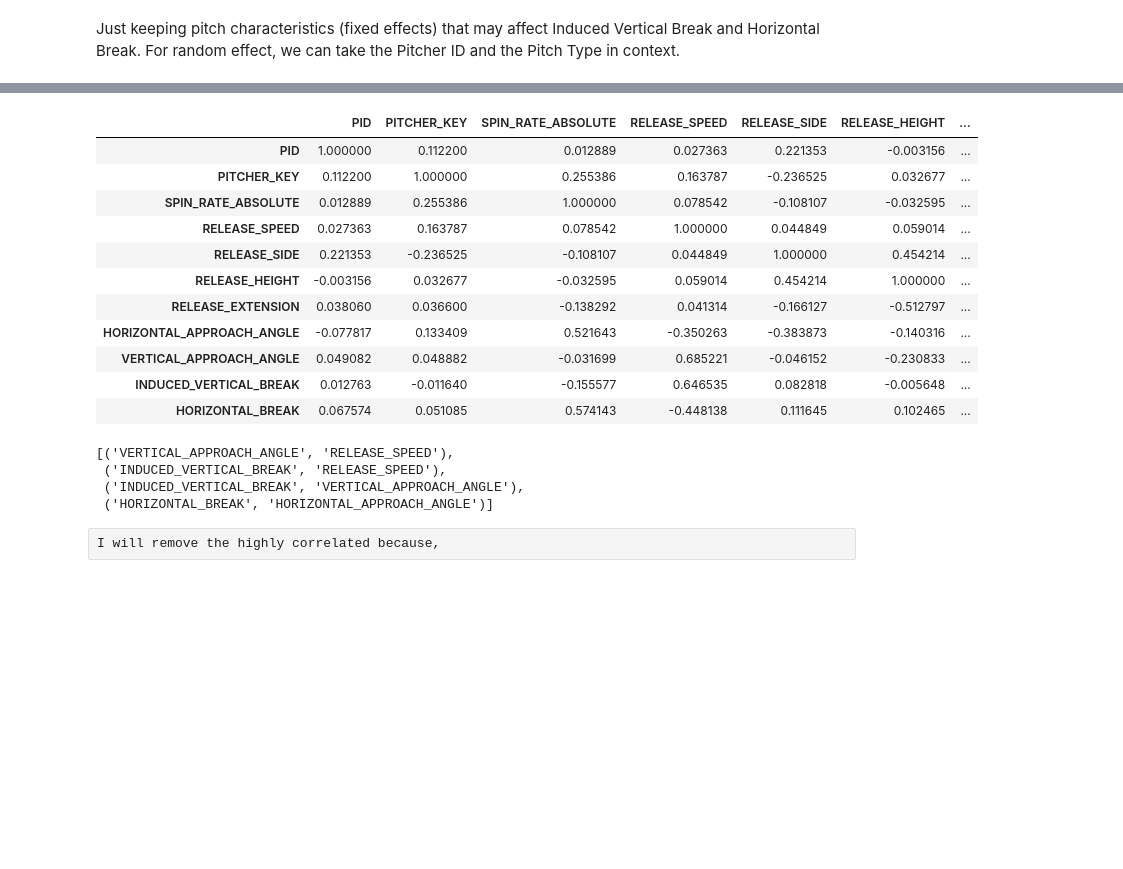
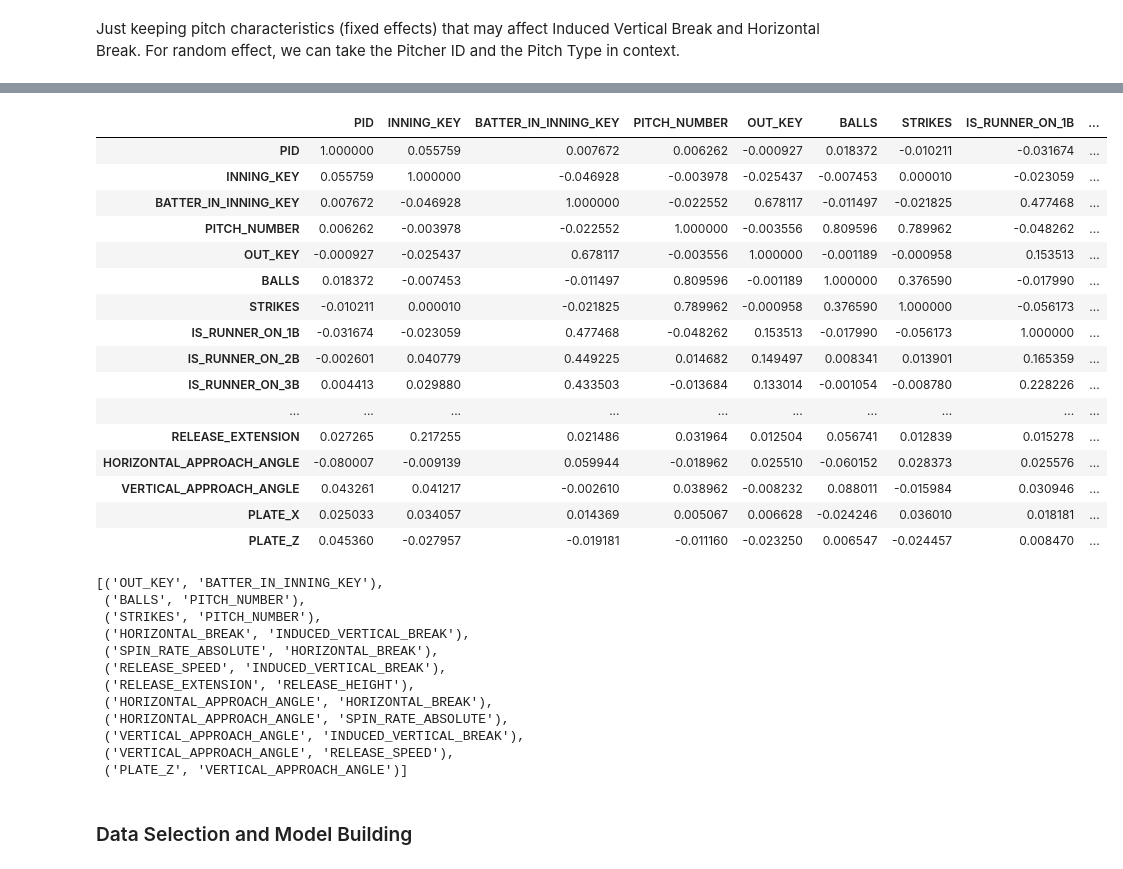
Before and after one commit to sidthakur08/dewpoint-vs-pitch, a Jupyter notebook: exploration.ipynb, the cells around one changed output, grey strips where cells are left out. Saved outputs shown, nothing was run; the diff lists cells and outputs as text; code cells hidden in the pictures; blank space fills up the shorter version.

```diff
--- a/exploration.ipynb
+++ b/exploration.ipynb
@@ -162,0 +144,4 @@ data.describe()
+# %%
+# since there are 7 pitches combined, tagged Unknown and Knuckleball, I have decided to remove them.
+data = data[~((data['PITCH_TYPE_TRACKED_KEY']=='UN') | (data['PITCH_TYPE_TRACKED_KEY']=='KN'))]
+data
@@ -162,0 +204,3 @@ data.describe()
+# %%
+data = data[~((data['PITCHER_KEY']==571912)|(data['PITCHER_KEY']==613564))]
+data
@@ -184,36 +270,57 @@ data
 # %%
 display(data.corr())
 def high_corr_pairs(df, threshold=0.8):
+    """
+    Identify pairs of variables in a DataFrame that have a correlation coefficient above a specified threshold.
+
+    Parameters:
+    - df (DataFrame): The input data.
+    - threshold (float, optional): The correlation coefficient threshold. Defaults to 0.8.
+
+    Returns:
+    - list of tuples: Pairs of column names with high correlation.
+    """
     corr_matrix = df.corr().abs()
 
     upper = corr_matrix.where(np.triu(np.ones(corr_matrix.shape), k=1).astype(bool))
     to_drop = [column for column in upper.columns if any(upper[column] > threshold)]
 
     pairs = []
     for column in to_drop:
         above_threshold_vars = upper.index[upper[column] > threshold].tolist()
         for atv in above_threshold_vars:
             pairs.append((column, atv))
 
     return pairs
 
-high_corr_pairs(data, threshold=0.6)
+high_corr_pairs(data, threshold=0.5)
 # %% [output]
-|  | PID | PITCHER_KEY | SPIN_RATE_ABSOLUTE | RELEASE_SPEED | RELEASE_SIDE | RELEASE_HEIGHT | ... |
-| PID | 1.000000 | 0.112200 | 0.012889 | 0.027363 | 0.221353 | -0.003156 | ... |
-| PITCHER_KEY | 0.112200 | 1.000000 | 0.255386 | 0.163787 | -0.236525 | 0.032677 | ... |
-| SPIN_RATE_ABSOLUTE | 0.012889 | 0.255386 | 1.000000 | 0.078542 | -0.108107 | -0.032595 | ... |
-| RELEASE_SPEED | 0.027363 | 0.163787 | 0.078542 | 1.000000 | 0.044849 | 0.059014 | ... |
-| RELEASE_SIDE | 0.221353 | -0.236525 | -0.108107 | 0.044849 | 1.000000 | 0.454214 | ... |
-| RELEASE_HEIGHT | -0.003156 | 0.032677 | -0.032595 | 0.059014 | 0.454214 | 1.000000 | ... |
-| RELEASE_EXTENSION | 0.038060 | 0.036600 | -0.138292 | 0.041314 | -0.166127 | -0.512797 | ... |
-| HORIZONTAL_APPROACH_ANGLE | -0.077817 | 0.133409 | 0.521643 | -0.350263 | -0.383873 | -0.140316 | ... |
-| VERTICAL_APPROACH_ANGLE | 0.049082 | 0.048882 | -0.031699 | 0.685221 | -0.046152 | -0.230833 | ... |
-| INDUCED_VERTICAL_BREAK | 0.012763 | -0.011640 | -0.155577 | 0.646535 | 0.082818 | -0.005648 | ... |
-| HORIZONTAL_BREAK | 0.067574 | 0.051085 | 0.574143 | -0.448138 | 0.111645 | 0.102465 | ... |
+|  | PID | INNING_KEY | BATTER_IN_INNING_KEY | PITCH_NUMBER | OUT_KEY | BALLS | STRIKES | IS_RUNNER_ON_1B | ... |
+| PID | 1.000000 | 0.055759 | 0.007672 | 0.006262 | -0.000927 | 0.018372 | -0.010211 | -0.031674 | ... |
+| INNING_KEY | 0.055759 | 1.000000 | -0.046928 | -0.003978 | -0.025437 | -0.007453 | 0.000010 | -0.023059 | ... |
+| BATTER_IN_INNING_KEY | 0.007672 | -0.046928 | 1.000000 | -0.022552 | 0.678117 | -0.011497 | -0.021825 | 0.477468 | ... |
+| PITCH_NUMBER | 0.006262 | -0.003978 | -0.022552 | 1.000000 | -0.003556 | 0.809596 | 0.789962 | -0.048262 | ... |
+| OUT_KEY | -0.000927 | -0.025437 | 0.678117 | -0.003556 | 1.000000 | -0.001189 | -0.000958 | 0.153513 | ... |
+| BALLS | 0.018372 | -0.007453 | -0.011497 | 0.809596 | -0.001189 | 1.000000 | 0.376590 | -0.017990 | ... |
+| STRIKES | -0.010211 | 0.000010 | -0.021825 | 0.789962 | -0.000958 | 0.376590 | 1.000000 | -0.056173 | ... |
+| IS_RUNNER_ON_1B | -0.031674 | -0.023059 | 0.477468 | -0.048262 | 0.153513 | -0.017990 | -0.056173 | 1.000000 | ... |
+| IS_RUNNER_ON_2B | -0.002601 | 0.040779 | 0.449225 | 0.014682 | 0.149497 | 0.008341 | 0.013901 | 0.165359 | ... |
+| IS_RUNNER_ON_3B | 0.004413 | 0.029880 | 0.433503 | -0.013684 | 0.133014 | -0.001054 | -0.008780 | 0.228226 | ... |
+| ... | ... | ... | ... | ... | ... | ... | ... | ... | ... |
+| RELEASE_EXTENSION | 0.027265 | 0.217255 | 0.021486 | 0.031964 | 0.012504 | 0.056741 | 0.012839 | 0.015278 | ... |
+| HORIZONTAL_APPROACH_ANGLE | -0.080007 | -0.009139 | 0.059944 | -0.018962 | 0.025510 | -0.060152 | 0.028373 | 0.025576 | ... |
+| VERTICAL_APPROACH_ANGLE | 0.043261 | 0.041217 | -0.002610 | 0.038962 | -0.008232 | 0.088011 | -0.015984 | 0.030946 | ... |
+| PLATE_X | 0.025033 | 0.034057 | 0.014369 | 0.005067 | 0.006628 | -0.024246 | 0.036010 | 0.018181 | ... |
+| PLATE_Z | 0.045360 | -0.027957 | -0.019181 | -0.011160 | -0.023250 | 0.006547 | -0.024457 | 0.008470 | ... |
-[('VERTICAL_APPROACH_ANGLE', 'RELEASE_SPEED'),
- ('INDUCED_VERTICAL_BREAK', 'RELEASE_SPEED'),
- ('INDUCED_VERTICAL_BREAK', 'VERTICAL_APPROACH_ANGLE'),
- ('HORIZONTAL_BREAK', 'HORIZONTAL_APPROACH_ANGLE')]
+[('OUT_KEY', 'BATTER_IN_INNING_KEY'),
+ ('BALLS', 'PITCH_NUMBER'),
+ ('STRIKES', 'PITCH_NUMBER'),
+ ('HORIZONTAL_BREAK', 'INDUCED_VERTICAL_BREAK'),
+ ('SPIN_RATE_ABSOLUTE', 'HORIZONTAL_BREAK'),
+ ('RELEASE_SPEED', 'INDUCED_VERTICAL_BREAK'),
+ ('RELEASE_EXTENSION', 'RELEASE_HEIGHT'),
+ ('HORIZONTAL_APPROACH_ANGLE', 'HORIZONTAL_BREAK'),
+ ('HORIZONTAL_APPROACH_ANGLE', 'SPIN_RATE_ABSOLUTE'),
+ ('VERTICAL_APPROACH_ANGLE', 'INDUCED_VERTICAL_BREAK'),
+ ('VERTICAL_APPROACH_ANGLE', 'RELEASE_SPEED'),
+ ('PLATE_Z', 'VERTICAL_APPROACH_ANGLE')]
-# %% [raw]
-I will remove the highly correlated because,
@@ -256,0 +327,2 @@ class Model:
+# %% [markdown]
+### Data Selection and Model Building
```
Also changed, not shown: parts of 34 cells of this notebook, 2 other files.
